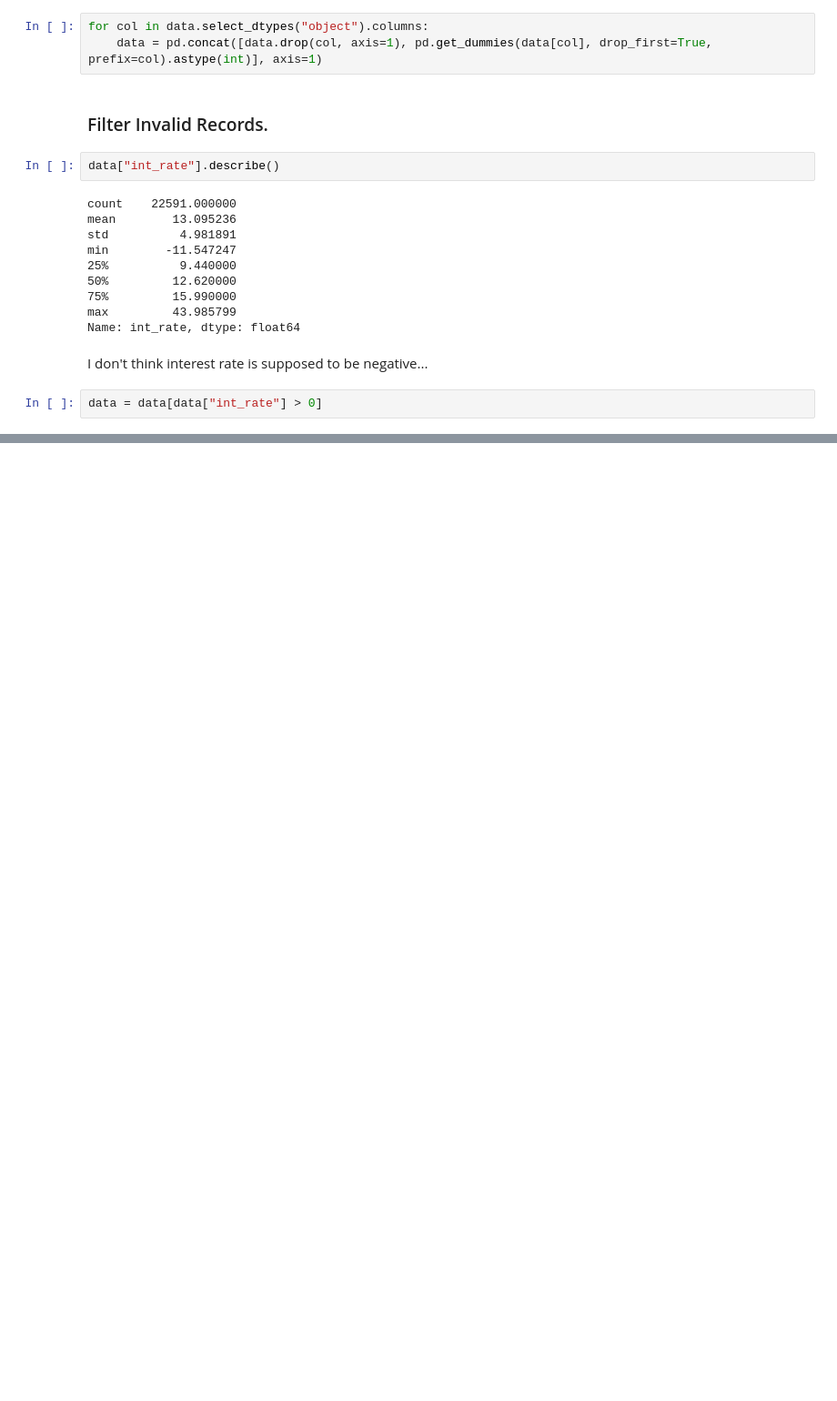
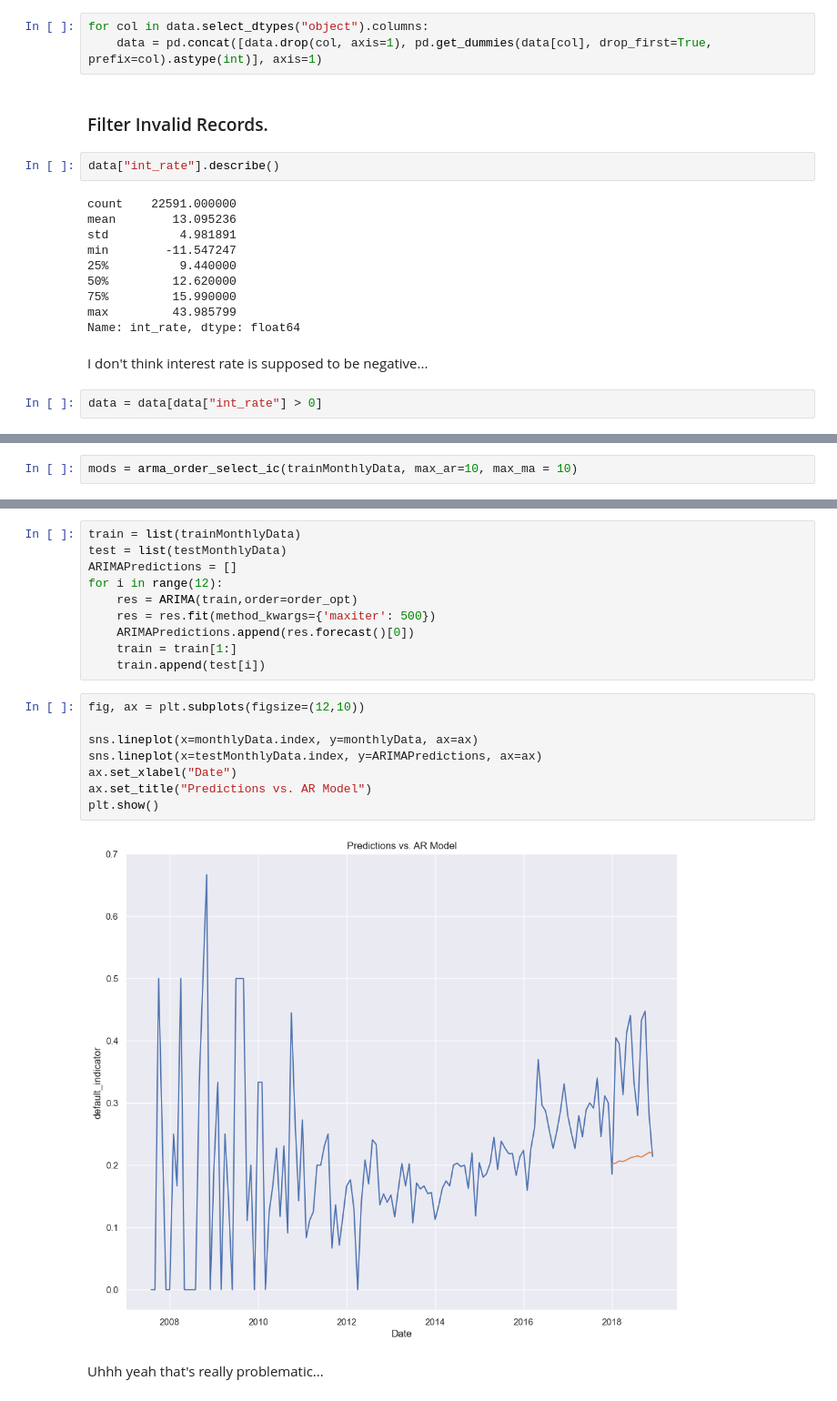
Before and after one commit to IMOsbo/DATA6500-Final-Project, a Jupyter notebook: DATA6990Final.ipynb, the cells around one changed output, grey strips where cells are left out. Shown at 91% size. Saved outputs shown, nothing was run; the diff lists cells and outputs as text; blank space fills up the shorter version.

```diff
--- a/DATA6990Final.ipynb
+++ b/DATA6990Final.ipynb
@@ -185,0 +423,2 @@ data = data[data["int_rate"] > 0]
+# %%
+mods = arma_order_select_ic(trainMonthlyData, max_ar=10, max_ma = 10)
@@ -185,0 +430,22 @@ data = data[data["int_rate"] > 0]
+# %%
+train = list(trainMonthlyData)
+test = list(testMonthlyData)
+ARIMAPredictions = []
+for i in range(12):
+    res = ARIMA(train,order=order_opt)
+    res = res.fit(method_kwargs={'maxiter': 500})
+    ARIMAPredictions.append(res.forecast()[0])
+    train = train[1:]
+    train.append(test[i])
+# %%
+fig, ax = plt.subplots(figsize=(12,10))
+
+sns.lineplot(x=monthlyData.index, y=monthlyData, ax=ax)
+sns.lineplot(x=testMonthlyData.index, y=ARIMAPredictions, ax=ax)
+ax.set_xlabel("Date")
+ax.set_title("Predictions vs. AR Model")
+plt.show()
+# %% [output]
+[figure, added]
+# %% [markdown]
+Uhhh yeah that's really problematic...
```
Also changed, not shown: parts of 51 cells of this notebook.
